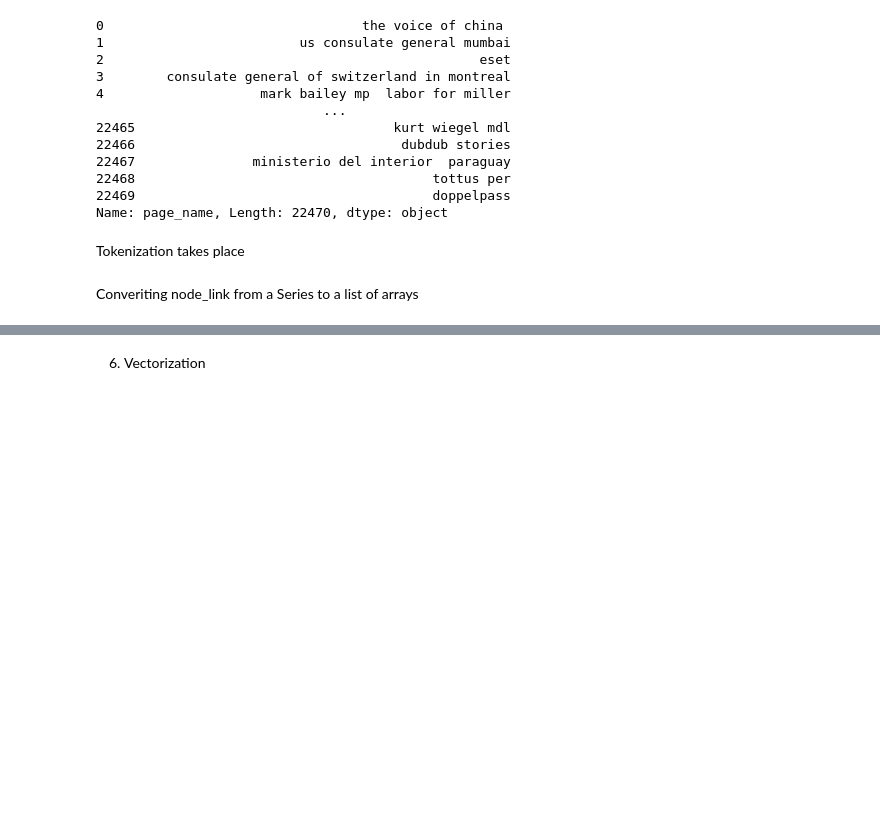
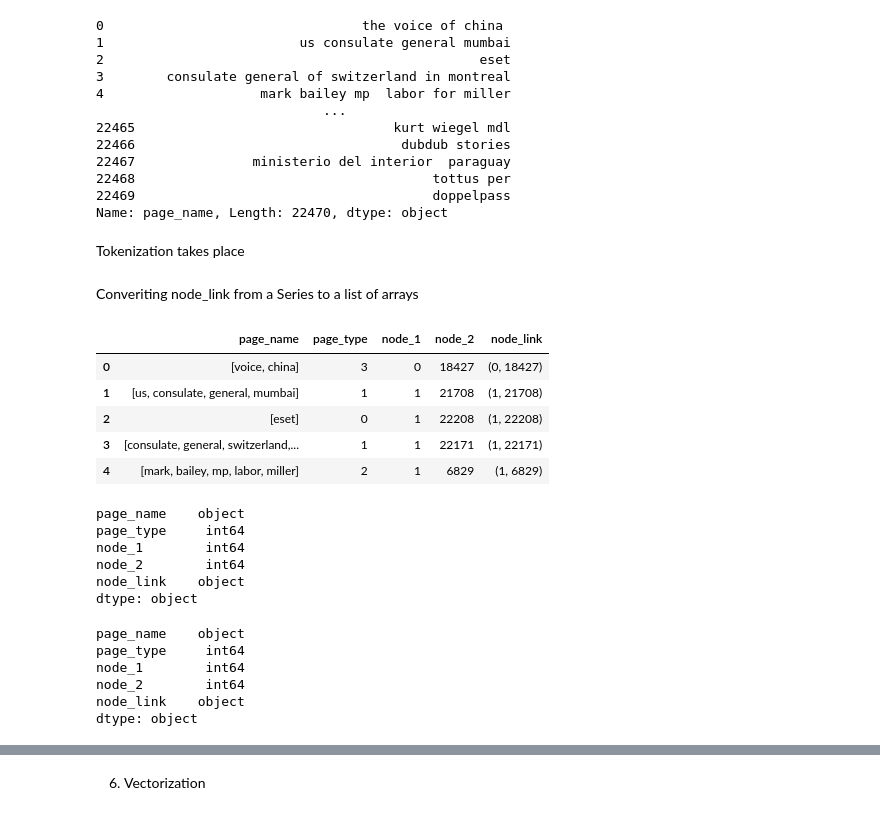
Before and after one commit to jeffersonzaki/Link-Prediction-Facebook-Pages, a Jupyter notebook: link_prediction.ipynb, the cells around one changed output, grey strips where cells are left out. Cells and saved outputs as stored; diff of their text form; code cells hidden in the pictures; blank space fills up the shorter version.

```diff
--- a/link_prediction.ipynb
+++ b/link_prediction.ipynb
@@ -297,6 +324,24 @@ empty_list_index = df.loc[df["page_name"].str.len() == 0].index
 df.drop(index=empty_list_index, inplace=True)
 # %% [markdown]
 Converiting node_link from a Series to a list of arrays
+# %%
+df.head()
+# %% [output]
+|  | page_name | page_type | node_1 | node_2 | node_link |
+| 0 | [voice, china] | 3 | 0 | 18427 | (0, 18427) |
+| 1 | [us, consulate, general, mumbai] | 1 | 1 | 21708 | (1, 21708) |
+| 2 | [eset] | 0 | 1 | 22208 | (1, 22208) |
+| 3 | [consulate, general, switzerland,... | 1 | 1 | 22171 | (1, 22171) |
+| 4 | [mark, bailey, mp, labor, miller] | 2 | 1 | 6829 | (1, 6829) |
+# %%
+df.dtypes
+# %% [output]
+page_name    object
+page_type     int64
+node_1        int64
+node_2        int64
+node_link    object
+dtype: object
 # %%
 # Changing node_link to a list of arrays
 df["node_link"] = df["node_link"].apply(lambda x: list(x))
@@ -302,0 +350,9 @@ df["node_link"] = df["node_link"].apply(lambda x: list(x))
+# %%
+df.dtypes
+# %% [output]
+page_name    object
+page_type     int64
+node_1        int64
+node_2        int64
+node_link    object
+dtype: object
```
Also changed, not shown: parts of 40 cells of this notebook.
